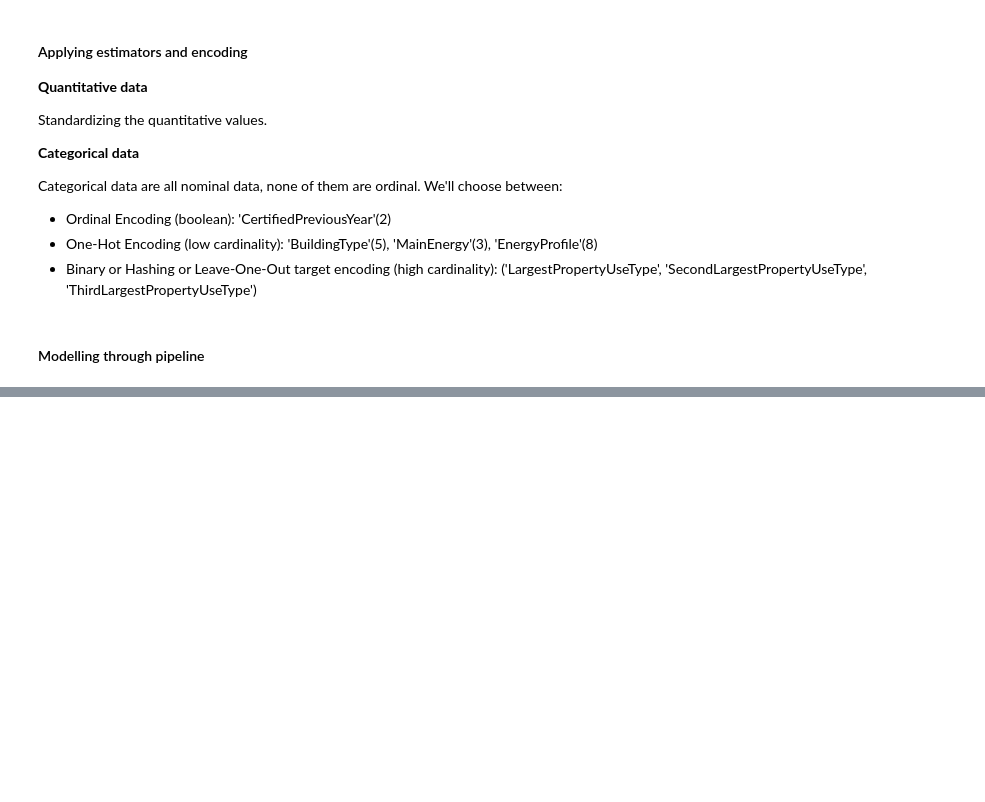
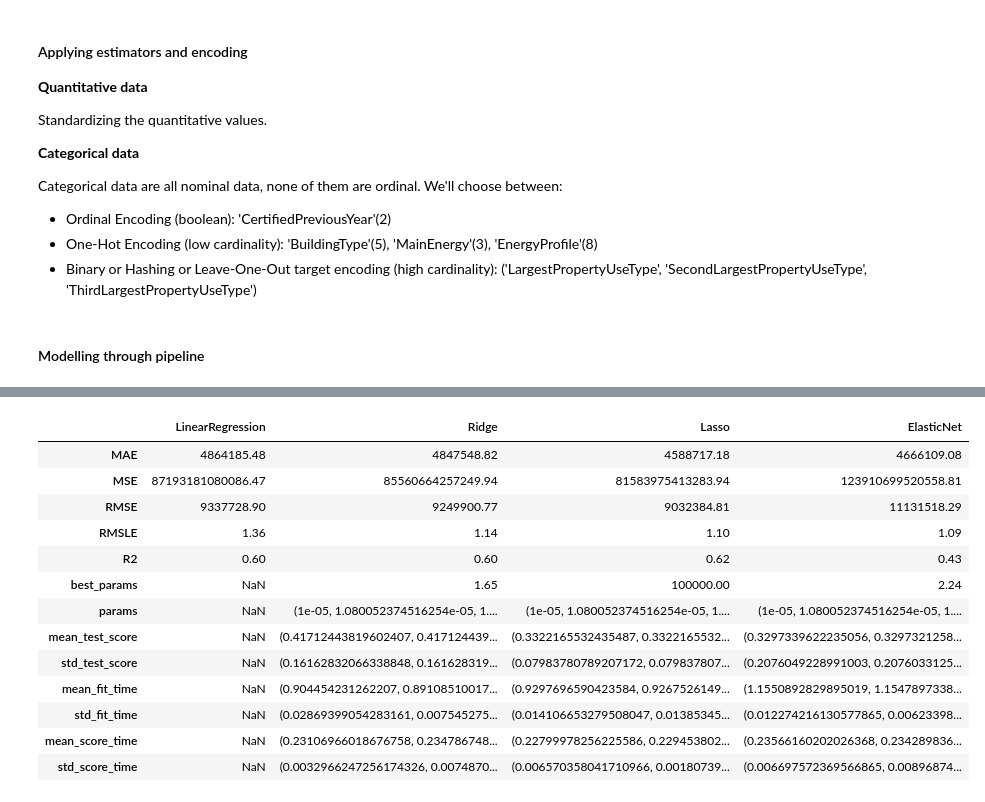
Before and after one commit to SmellyArmure/OC_DS_Project4, a Jupyter notebook: NOTEBOOKS/P4.ipynb, the cells around one changed output, grey strips where cells are left out. Drawn from its saved outputs; the diff is of its cells as text; code cells hidden in the pictures; blank space fills up the shorter version.

```diff
--- a/NOTEBOOKS/P4.ipynb
+++ b/NOTEBOOKS/P4.ipynb
@@ -1296,2 +1389,21 @@ df_res
+# %%
+file = open(os.getcwd()+'/P4_df_res.pkl', 'rb')
+df_res_old = dill.load(file)
+df_res_old
+# %% [output]
+|  | LinearRegression | Ridge | Lasso | ElasticNet |
+| MAE | 4864185.48 | 4847548.82 | 4588717.18 | 4666109.08 |
+| MSE | 87193181080086.47 | 85560664257249.94 | 81583975413283.94 | 123910699520558.81 |
+| RMSE | 9337728.90 | 9249900.77 | 9032384.81 | 11131518.29 |
+| RMSLE | 1.36 | 1.14 | 1.10 | 1.09 |
+| R2 | 0.60 | 0.60 | 0.62 | 0.43 |
+| best_params | NaN | 1.65 | 100000.00 | 2.24 |
+| params | NaN | (1e-05, 1.080052374516254e-05, 1.... | (1e-05, 1.080052374516254e-05, 1.... | (1e-05, 1.080052374516254e-05, 1.... |
+| mean_test_score | NaN | (0.41712443819602407, 0.417124439... | (0.3322165532435487, 0.3322165532... | (0.3297339622235056, 0.3297321258... |
+| std_test_score | NaN | (0.16162832066338848, 0.161628319... | (0.07983780789207172, 0.079837807... | (0.2076049228991003, 0.2076033125... |
+| mean_fit_time | NaN | (0.904454231262207, 0.89108510017... | (0.9297696590423584, 0.9267526149... | (1.1550892829895019, 1.1547897338... |
+| std_fit_time | NaN | (0.02869399054283161, 0.007545275... | (0.014106653279508047, 0.01385345... | (0.012274216130577865, 0.00623398... |
+| mean_score_time | NaN | (0.23106966018676758, 0.234786748... | (0.22799978256225586, 0.229453802... | (0.23566160202026368, 0.234289836... |
+| std_score_time | NaN | (0.0032966247256174326, 0.0074870... | (0.006570358041710966, 0.00180739... | (0.006697572369566865, 0.00896874... |
 # %%
 # cross_val_score(pipe, df_X, df_y1, cv=5, scoring='r2').mean()
```
Also changed, not shown: parts of 31 cells of this notebook, 2 other files.
